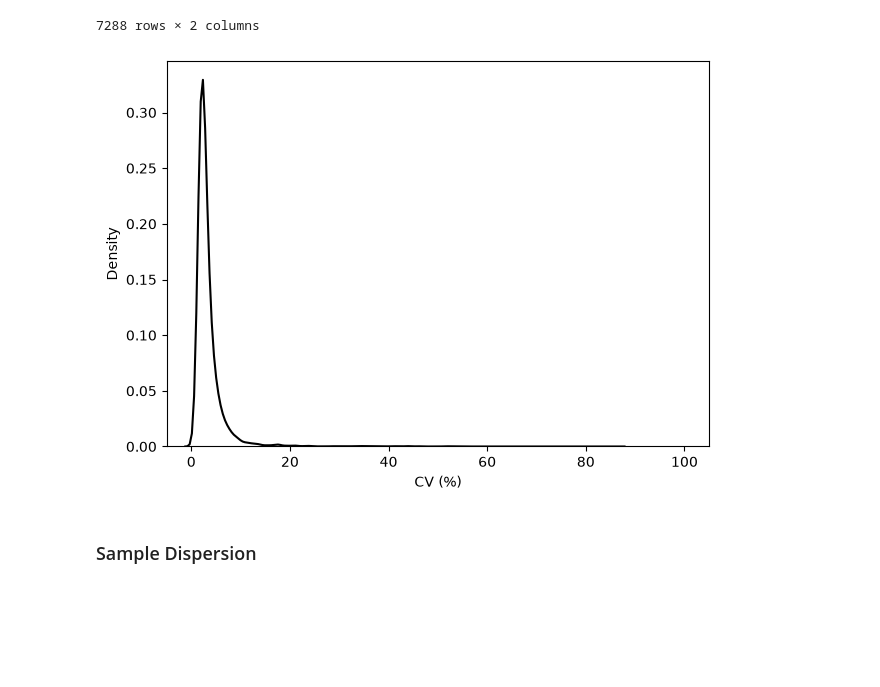
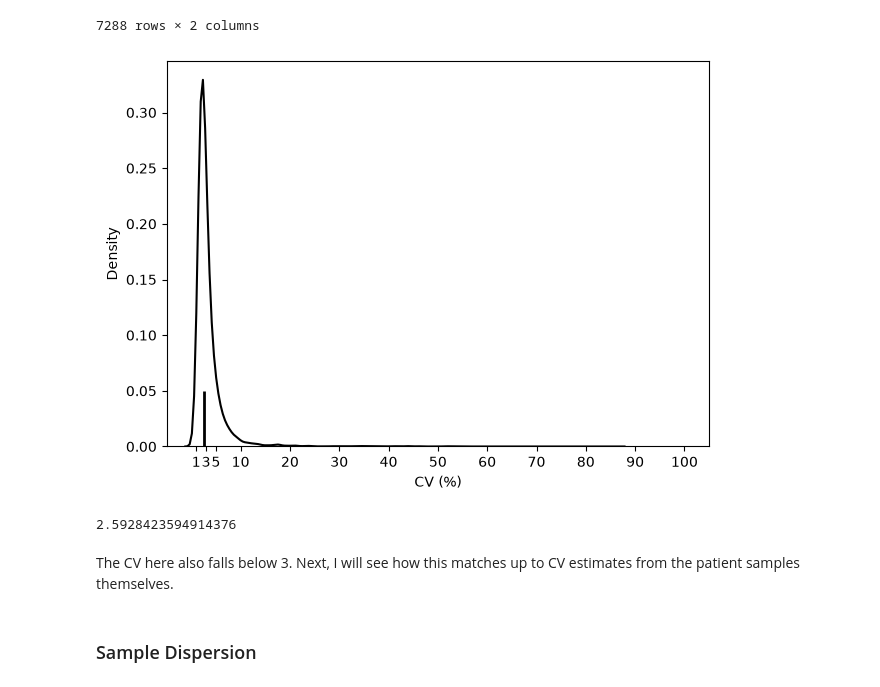
Before and after one commit to AnthonyOfSeattle/affinity-proteomics-notebook, a Jupyter notebook: work/2026_09_09_investigating_candia_dispersion.ipynb, the cells around one changed output. Cells and saved outputs as stored; diff of their text form; code cells hidden in the pictures; blank space fills up the shorter version.

```diff
--- a/work/2026_09_09_investigating_candia_dispersion.ipynb
+++ b/work/2026_09_09_investigating_candia_dispersion.ipynb
@@ -130,17 +171,31 @@ calibrator_cv_across_plates
 # %%
 fig = plt.figure(figsize = [7, 5])
 
 ax = sns.kdeplot(
     data=calibrator_cv_across_plates[calibrator_cv_across_plates.cv < 100],
     x="cv",
     c = "black"
 )
 
+plt.vlines(
+    x = calibrator_cv_across_plates[calibrator_cv_across_plates.cv < 100].cv.median(),
+    ymin = 0 , ymax=.05,
+    linewidth = 2,
+    color = "black"
+)
+plt.xticks([1, 3, 5] + list(range(10, 110, 10)))
+
 plt.xlabel("CV (%)")
 plt.xlim(-5, 105)
 plt.show()
 # %% [output]
-[figure, old version]
+[figure, new version]
+# %%
+calibrator_cv_across_plates[calibrator_cv_across_plates.cv < 100].cv.median()
+# %% [output]
+2.5928423594914376
+# %% [markdown]
+The CV here also falls below 3. Next, I will see how this matches up to CV estimates from the patient samples themselves.
 # %% [markdown]
 ### Sample Dispersion
 # %%
```
Also changed, not shown: parts of 10 cells of this notebook.
